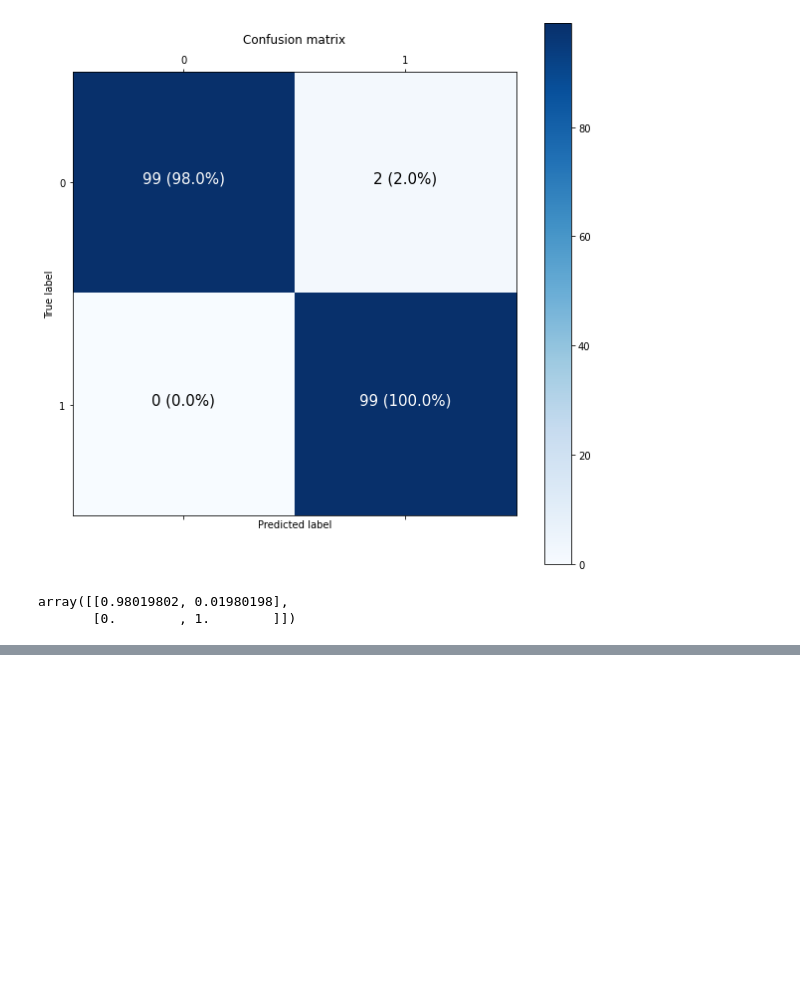
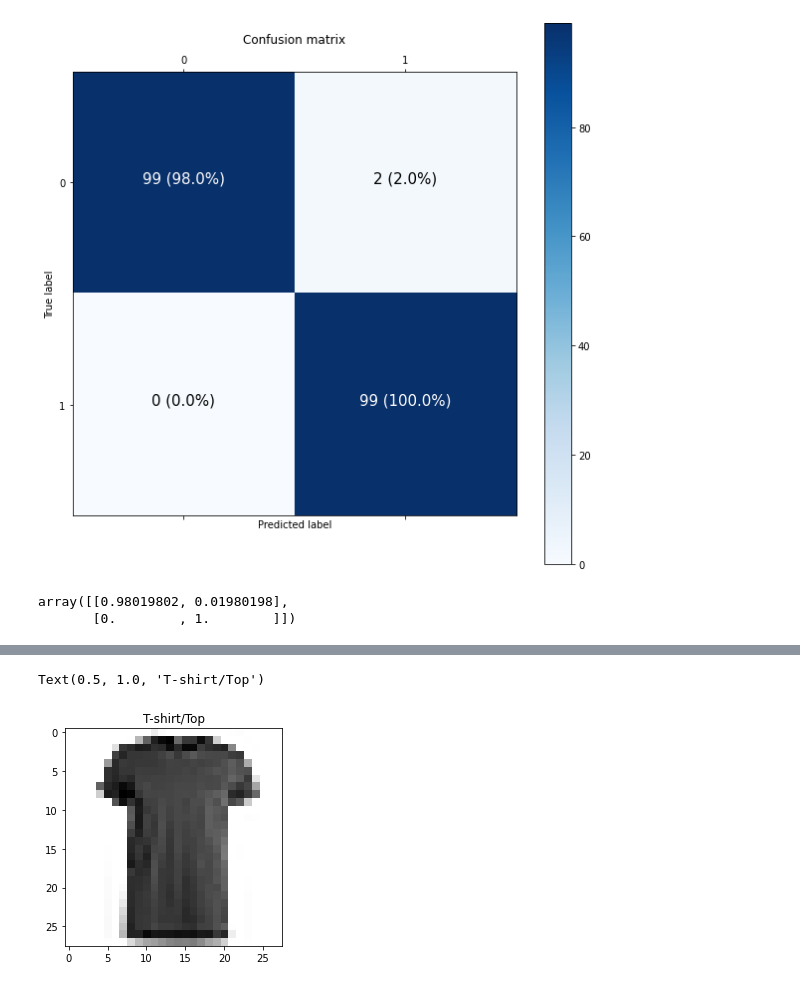
Before and after one commit to enesergen/TensorflowFundamentalCourseWithDaniel, a Jupyter notebook: 02_neural_network_classification_with_tensorflow.ipynb, the cells around one changed output, grey strips where cells are left out. Saved outputs shown, nothing was run; the diff lists cells and outputs as text; code cells hidden in the pictures; blank space fills up the shorter version.

```diff
--- a/02_neural_network_classification_with_tensorflow.ipynb
+++ b/02_neural_network_classification_with_tensorflow.ipynb
@@ -608,0 +667,8 @@ array([[0.98019802, 0.01980198],
+# %%
+#plot an example image and its label
+index_of_choice=17
+plt.imshow(train_data[index_of_choice],cmap=plt.cm.binary)
+plt.title(class_name[train_labels[index_of_choice]])
+# %% [output]
+Text(0.5, 1.0, 'T-shirt/Top')
+[figure, added]
```
Also changed, not shown: parts of 36 cells of this notebook.
